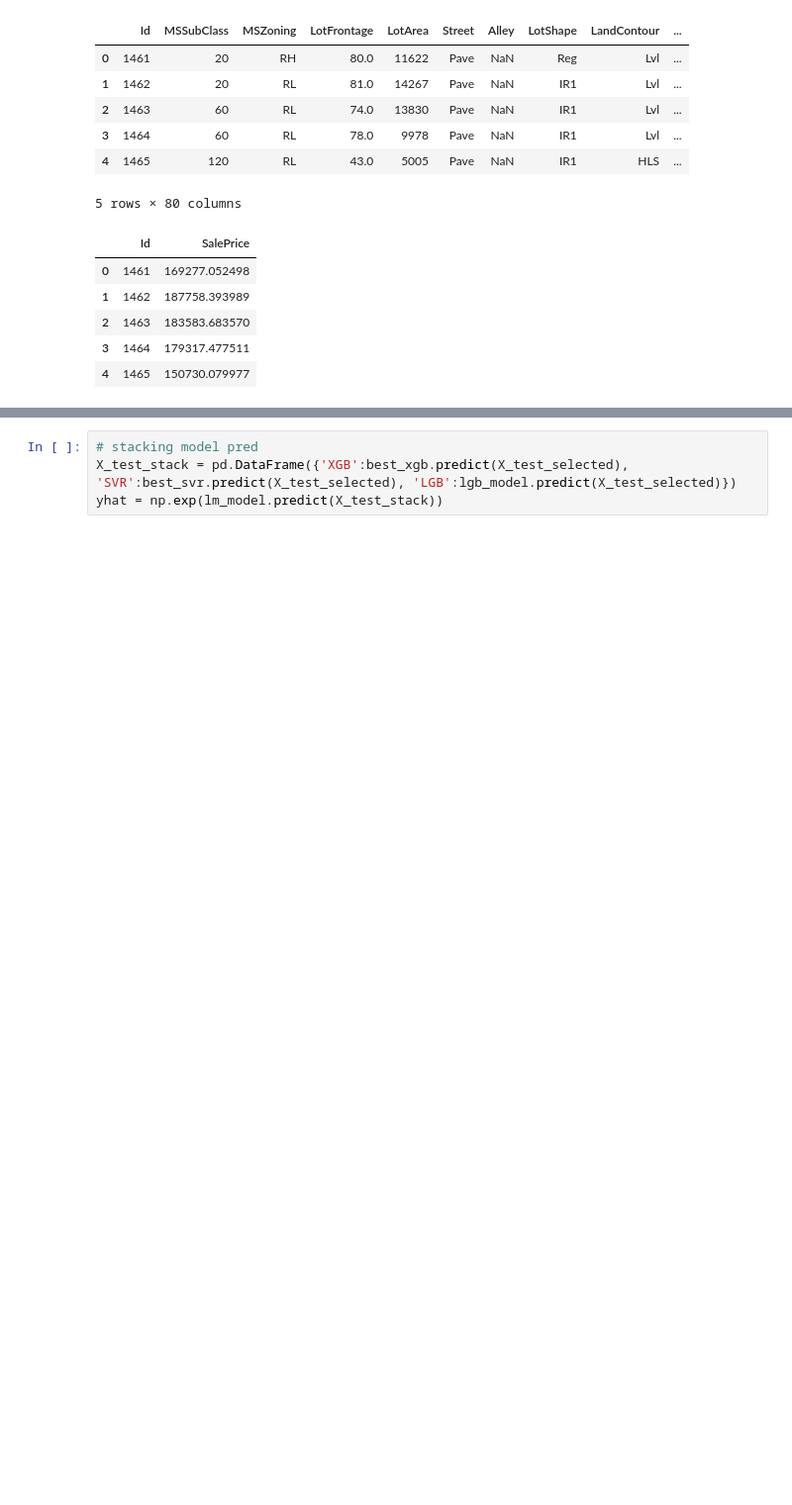
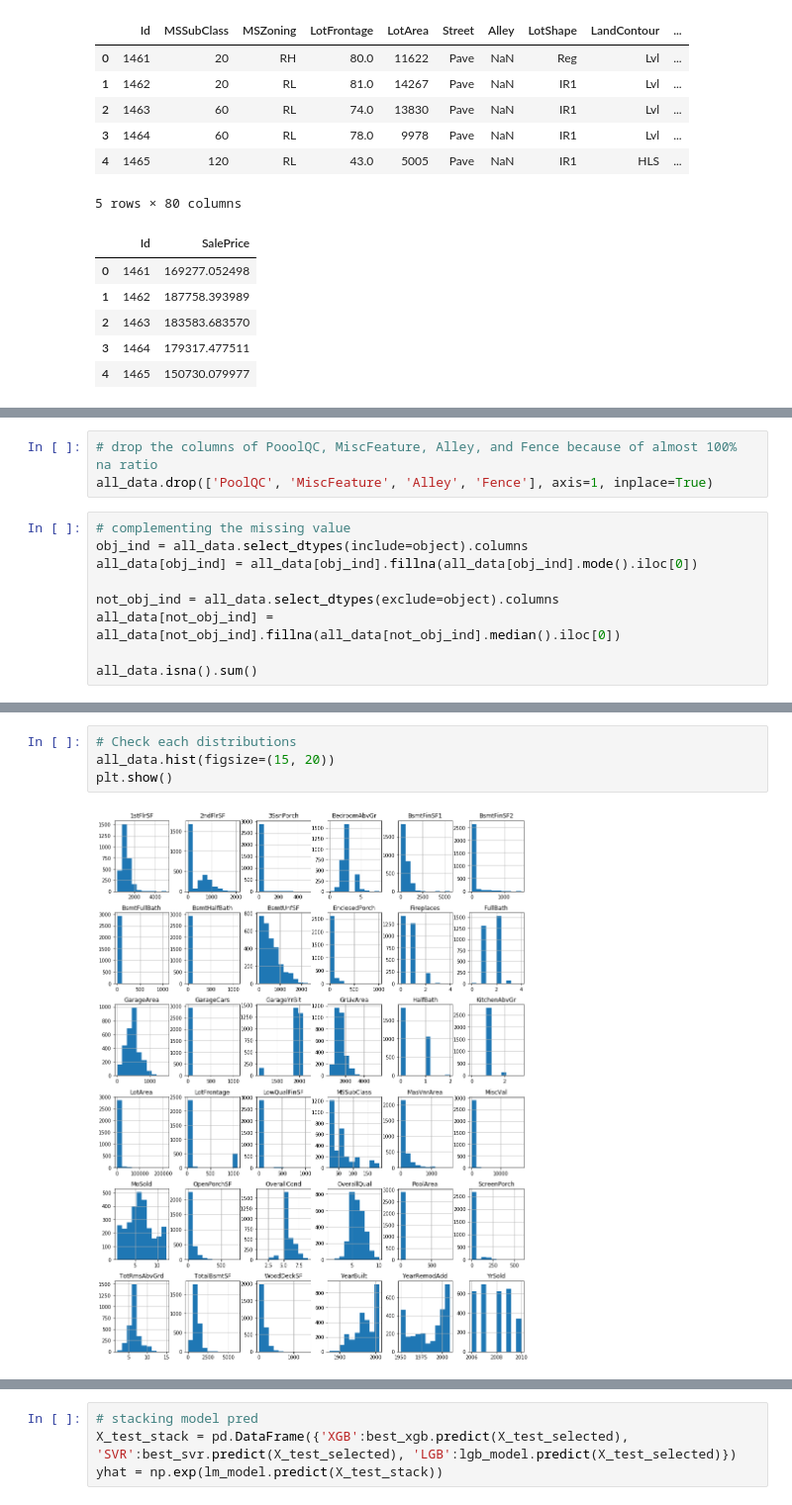
Before and after one commit to kinopee0219/housing_price, a Jupyter notebook: house_price.ipynb, the cells around one changed output, grey strips where cells are left out. Shown: that part at 99% size. Cells and saved outputs as stored; diff of their text form; blank space fills up the shorter version.

```diff
--- a/house_price.ipynb
+++ b/house_price.ipynb
@@ -325,0 +140,12 @@ LinearRegression(copy_X=True, fit_intercept=True, n_jobs=None,
+# %%
+# drop the columns of PooolQC, MiscFeature, Alley, and Fence because of almost 100% na ratio
+all_data.drop(['PoolQC', 'MiscFeature', 'Alley', 'Fence'], axis=1, inplace=True)
+# %%
+# complementing the missing value
+obj_ind = all_data.select_dtypes(include=object).columns
+all_data[obj_ind] = all_data[obj_ind].fillna(all_data[obj_ind].mode().iloc[0])
+
+not_obj_ind = all_data.select_dtypes(exclude=object).columns
+all_data[not_obj_ind] = all_data[not_obj_ind].fillna(all_data[not_obj_ind].median().iloc[0])
+
+all_data.isna().sum()
@@ -325,0 +173,6 @@ LinearRegression(copy_X=True, fit_intercept=True, n_jobs=None,
+# %%
+# Check each distributions
+all_data.hist(figsize=(15, 20))
+plt.show()
+# %% [output]
+[figure, added]
```
Also changed, not shown: parts of 51 cells of this notebook.
